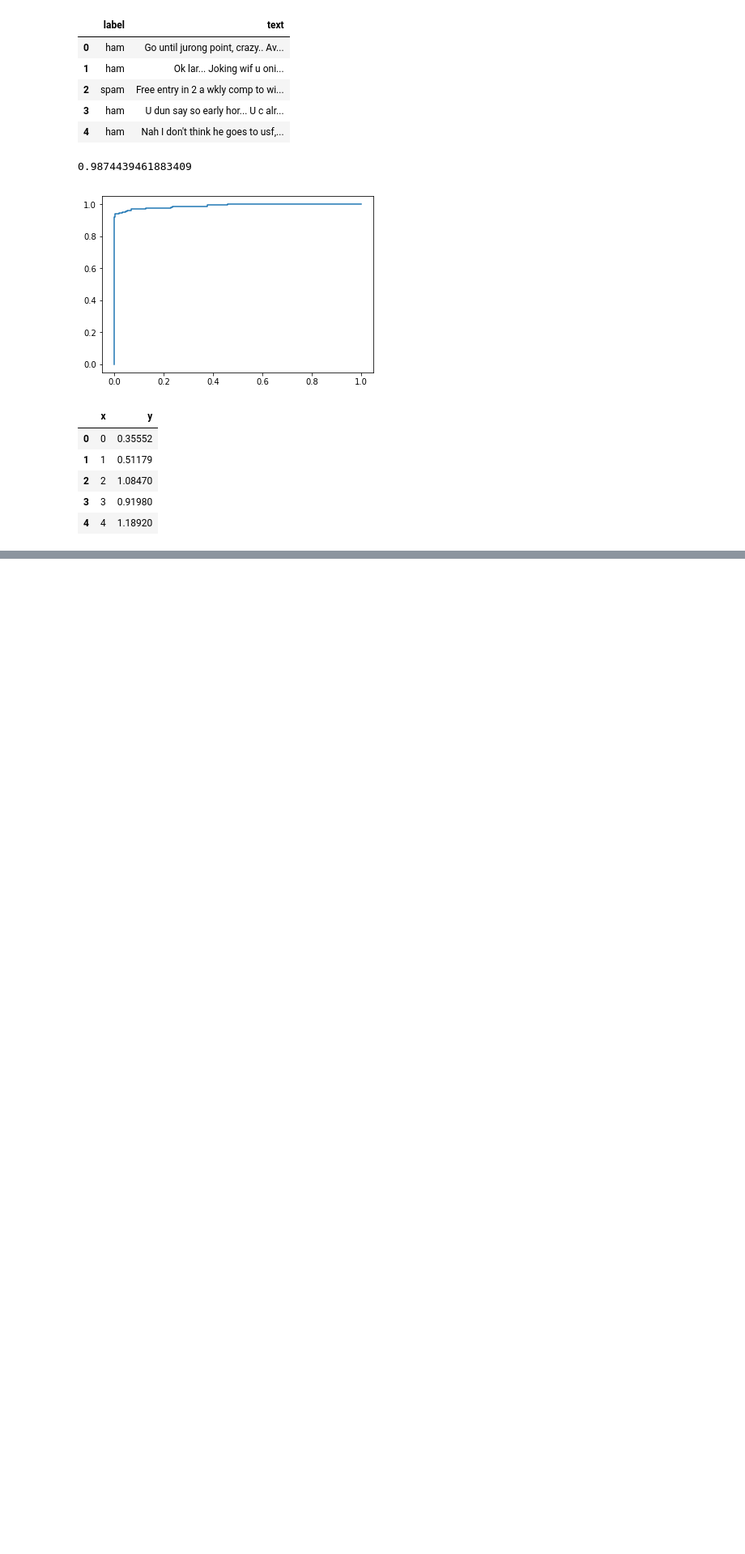
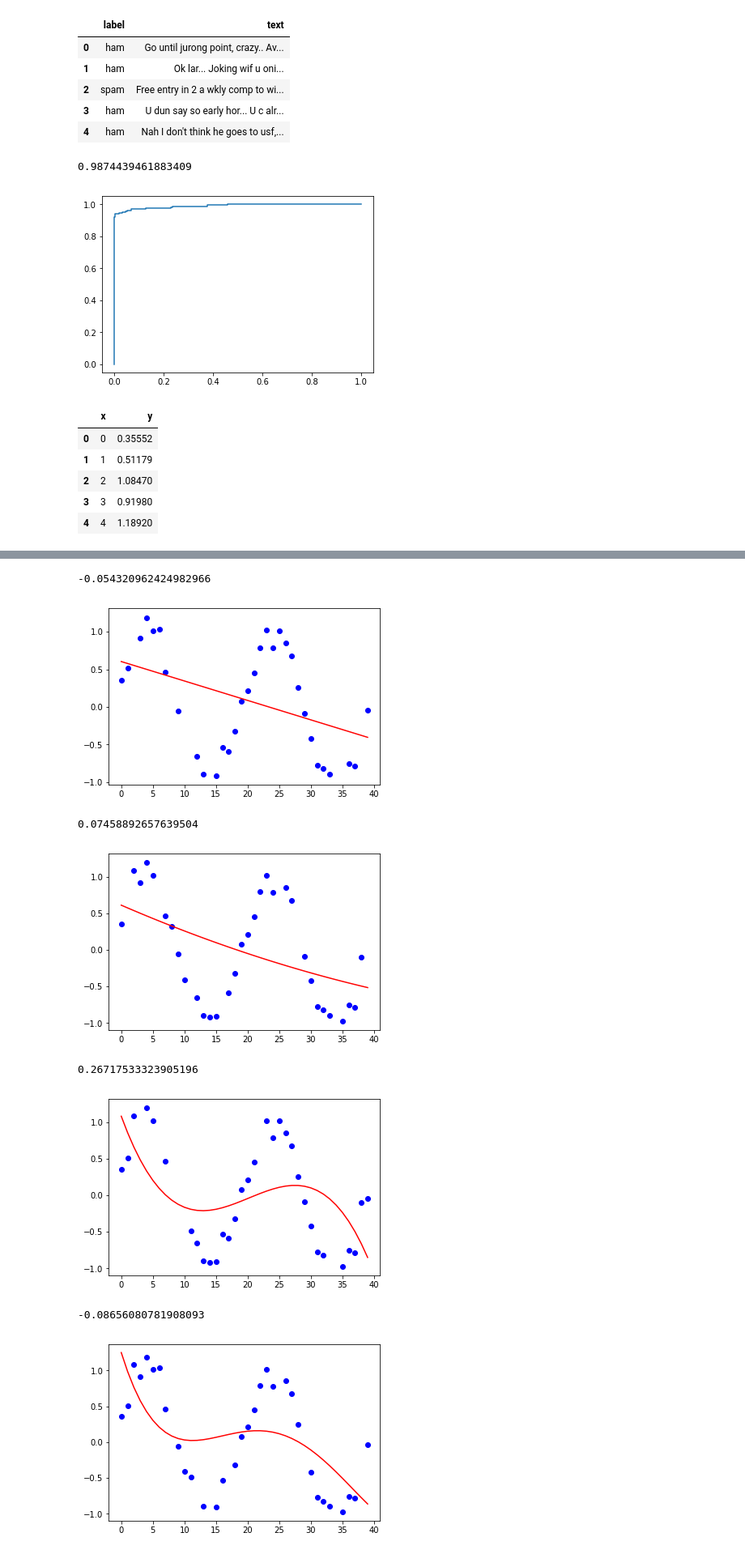
Before and after one commit to akhvorov/ml-1-ifmo-course, a Jupyter notebook: 8/NaiveBayes.ipynb, the cells around one changed output, grey strips where cells are left out. Shown at 81% size. Drawn from its saved outputs; the diff is of its cells as text; code cells hidden in the pictures; blank space fills up the shorter version.

Commit message:
Linear regression with regularization

```diff
--- a/8/NaiveBayes.ipynb
+++ b/8/NaiveBayes.ipynb
@@ -141,20 +155,44 @@ class LinearRegression:
         self.w = None
 
     def fit(self, X, y, lam=0.0):
-        X = np.hstack((X, np.ones((X.shape[0], 1))))
-        self.w = inv(X.T @ X + np.eye(X.shape[0]) * lam) @ X.T @ y
+#         X = np.hstack((X, np.ones((X.shape[0], 1))))
+        self.w = inv(X.T @ X + np.eye(X.shape[1]) * lam) @ X.T @ y
 
     def predict(self, X):
-        X = np.hstack((X, np.ones((X.shape[0], 1))))
+#         X = np.hstack((X, np.ones((X.shape[0], 1))))
         return X @ self.w
-# %%
-def add_polinomial(X, deg=2):
-    X_p = copy.deepcopy(X)
-    for d in range(2, deg + 1):
-        for i in range(d + 1):
-            X_p[f"x{i}y{d-i}"] = X["x"] ** i * X["y"] ** (d-i)
-    return X_p
-
-def r_score(y_true, y_pr):
-    (y_pr - y_true)
-    return
+# %%
+def r_score(y_true, y_pr):
+    u = np.sum(np.power(y_true - y_pr.flatten(), 2))
+    v = np.sum(np.power(y_true - np.mean(y_true), 2))
+    return 1 - u / v
+#     return 1 - np.sum((y_pr - y_true) ** 2) / np.var(y_true)
+# %%
+def regression(X, y, deg=1, lam=0, plot=False):
+    pf = PolynomialFeatures(degree=deg)
+    X_tr, X_te, y_tr, y_te = train_test_split(X, y, train_size=0.8)
+    model = LinearRegression()
+    model.fit(pf.fit_transform(X_tr), y_tr, lam=lam)
+    y_pr = model.predict(pf.transform(X_te))
+    print(r_score(y_te, y_pr))
+    if plot:
+        plt.scatter(X_tr[:, 0], y_tr, c='b')
+        plt.plot(X[:, 0], model.predict(pf.transform(X)), c='r')
+        plt.show()
+# %%
+regression(noisysine_features, noisysine_label, deg=1, plot=True)
+regression(noisysine_features, noisysine_label, deg=2, plot=True)
+regression(noisysine_features, noisysine_label, deg=3, plot=True)
+regression(noisysine_features, noisysine_label, deg=4, plot=True)
+regression(noisysine_features, noisysine_label, deg=5, plot=True)
+# Для степени 4 получился отрицательный R-score, при этом график выглядит нормально
+# Думаю, это из-за неудачных точек в тесте
+# %% [output]
+-0.054320962424982966
+[figure, added]
+0.07458892657639504
+[figure, added]
+0.26717533323905196
+[figure, added]
+-0.08656080781908093
+[figure, added]
```
Also changed, not shown: parts of 16 cells of this notebook, 2 other files.
